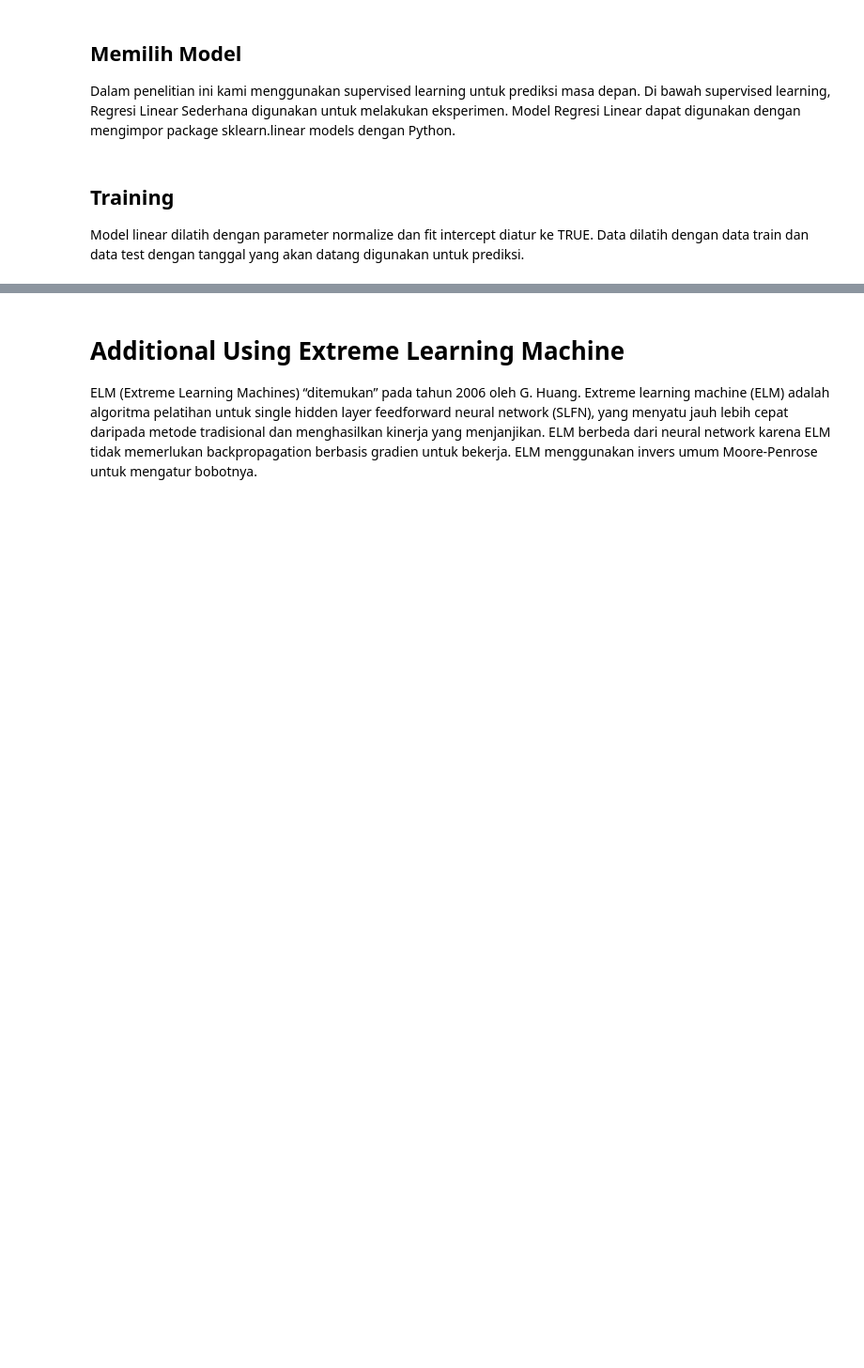
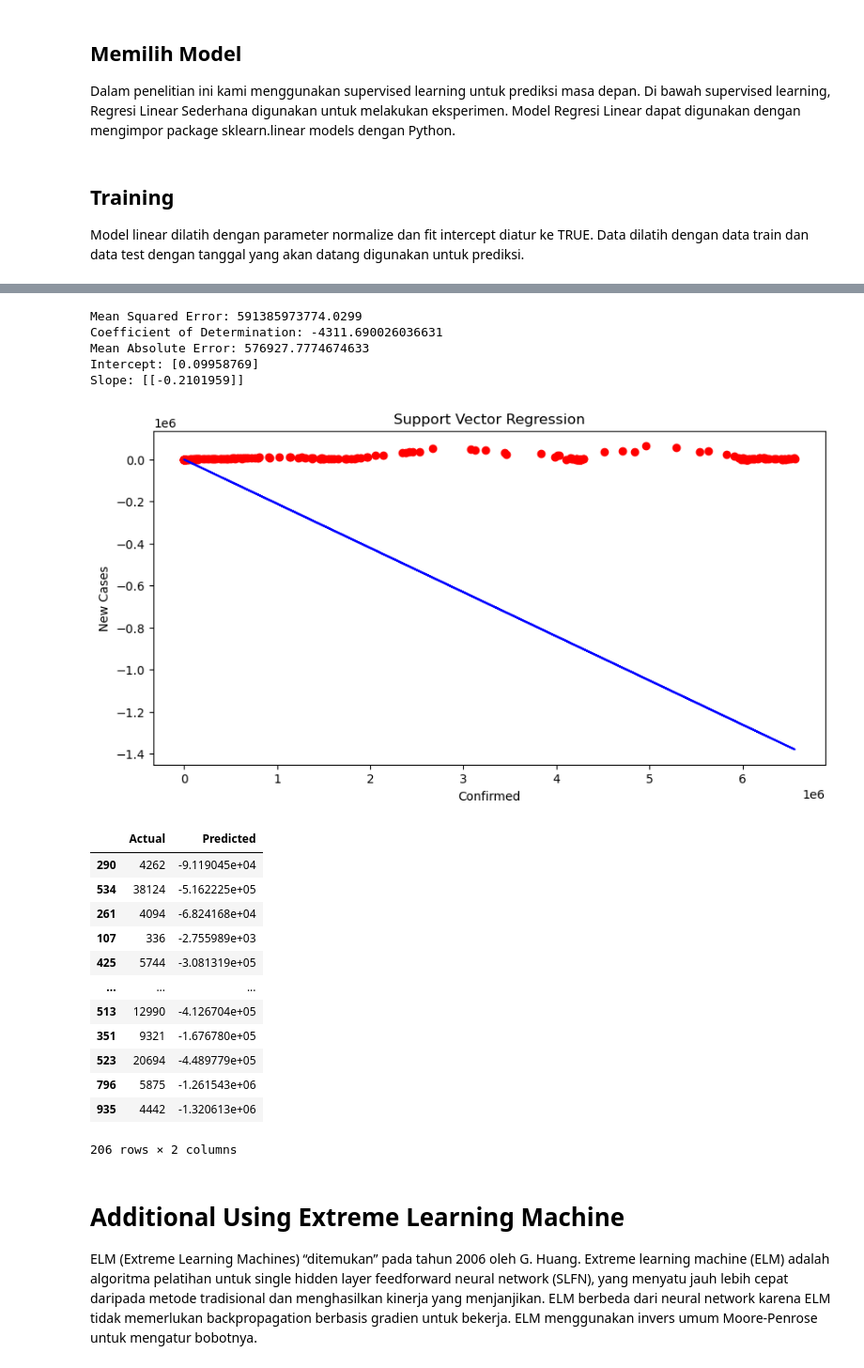
Before and after one commit to felixsutanto/UAS-IF540-Machine-Learning, a Jupyter notebook: Untitled-1.ipynb, the cells around one changed output, grey strips where cells are left out. Shown at 94% size. Drawn from its saved outputs; the diff is of its cells as text; code cells hidden in the pictures; blank space fills up the shorter version.

```diff
--- a/Untitled-1.ipynb
+++ b/Untitled-1.ipynb
@@ -324,3 +415,66 @@ plt.show()
+# %%
+# Support Vector Regression
+from sklearn.svm import SVR
+
+# Train Test Split
+X = df['Confirmed'] # Select the independent variable
+y = df['New Cases'] # Select the dependent variable
+
+X_train, X_test, y_train, y_test = train_test_split(X, y, test_size=0.2, random_state=42) # Split the data into training and testing sets
+
+# Reshape the data
+X_train = X_train.values.reshape(-1, 1)
+X_test = X_test.values.reshape(-1, 1)
+
+# Create a support vector regression model
+model = SVR(kernel='linear') # Create a support vector regression model with a linear kernel
+model.fit(X_train, y_train) # Train the model
+
+# Make predictions
+y_pred = model.predict(X_test)
+
+# Evaluate the model
+print('Mean Squared Error:', mean_squared_error(y_test, y_pred))
+print('Coefficient of Determination:', coefficient_of_determination(y_test, y_pred))
+print('Mean Absolute Error:', mean_absolute_error(y_test, y_pred))
+
+# Print the results
+print('Intercept:', model.intercept_)
+print('Slope:', model.coef_)
+
+# Plot the model
+plt.figure(figsize=(10, 5))
+plt.scatter(X_test, y_test, color='red')
+plt.plot(X_test, y_pred, color='blue')
+plt.title('Support Vector Regression')
+plt.xlabel('Confirmed')
+plt.ylabel('New Cases')
+plt.show()
+
+# Actual vs Predicted
+# Create a Dataframe
+df_pred = pd.DataFrame({'Actual': y_test, 'Predicted': y_pred})
+df_pred
+# %% [output]
+Mean Squared Error: 591385973774.0299
+Coefficient of Determination: -4311.690026036631
+Mean Absolute Error: 576927.7774674633
+Intercept: [0.09958769]
+Slope: [[-0.2101959]]
+[figure, added]
+|  | Actual | Predicted |
+| 290 | 4262 | -9.119045e+04 |
+| 534 | 38124 | -5.162225e+05 |
+| 261 | 4094 | -6.824168e+04 |
+| 107 | 336 | -2.755989e+03 |
+| 425 | 5744 | -3.081319e+05 |
+| ... | ... | ... |
+| 513 | 12990 | -4.126704e+05 |
+| 351 | 9321 | -1.676780e+05 |
+| 523 | 20694 | -4.489779e+05 |
+| 796 | 5875 | -1.261543e+06 |
+| 935 | 4442 | -1.320613e+06 |
+206 rows × 2 columns
 # %% [markdown]
 # Additional Using Extreme Learning Machine
 ELM (Extreme Learning Machines) “ditemukan” pada tahun 2006 oleh G. Huang. Extreme learning machine (ELM) adalah algoritma pelatihan untuk single hidden layer feedforward neural network (SLFN), yang menyatu jauh lebih cepat daripada metode tradisional dan menghasilkan kinerja yang menjanjikan. ELM berbeda dari neural network karena ELM tidak memerlukan backpropagation berbasis gradien untuk bekerja. ELM menggunakan invers umum Moore-Penrose untuk mengatur bobotnya.
```
Also changed, not shown: parts of 35 cells of this notebook.
